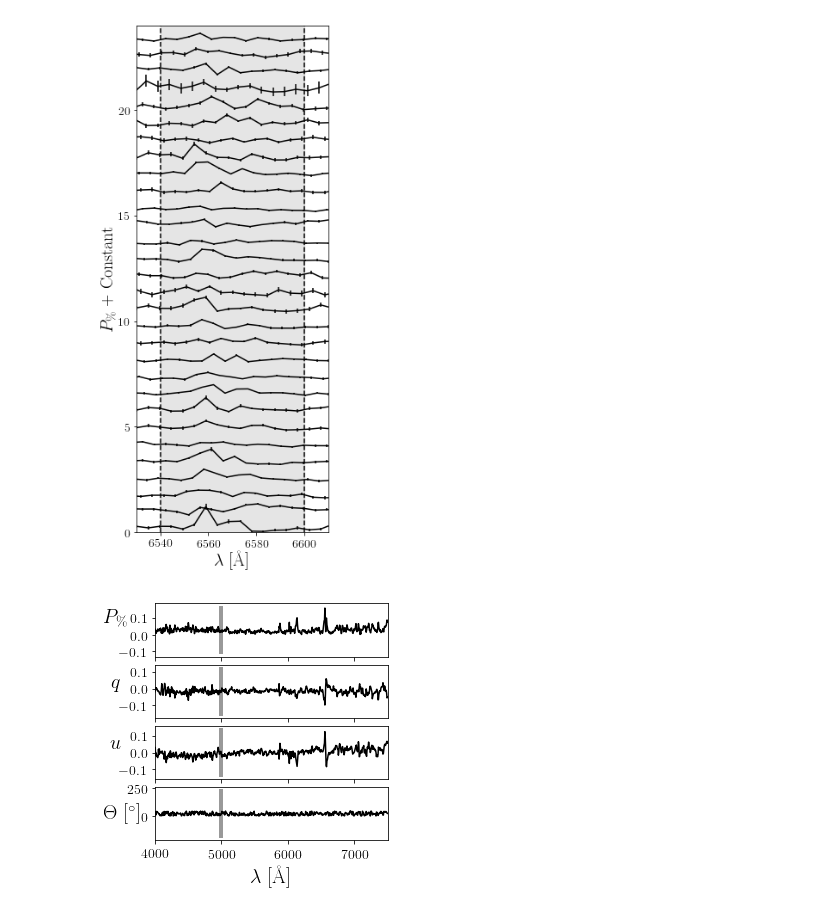
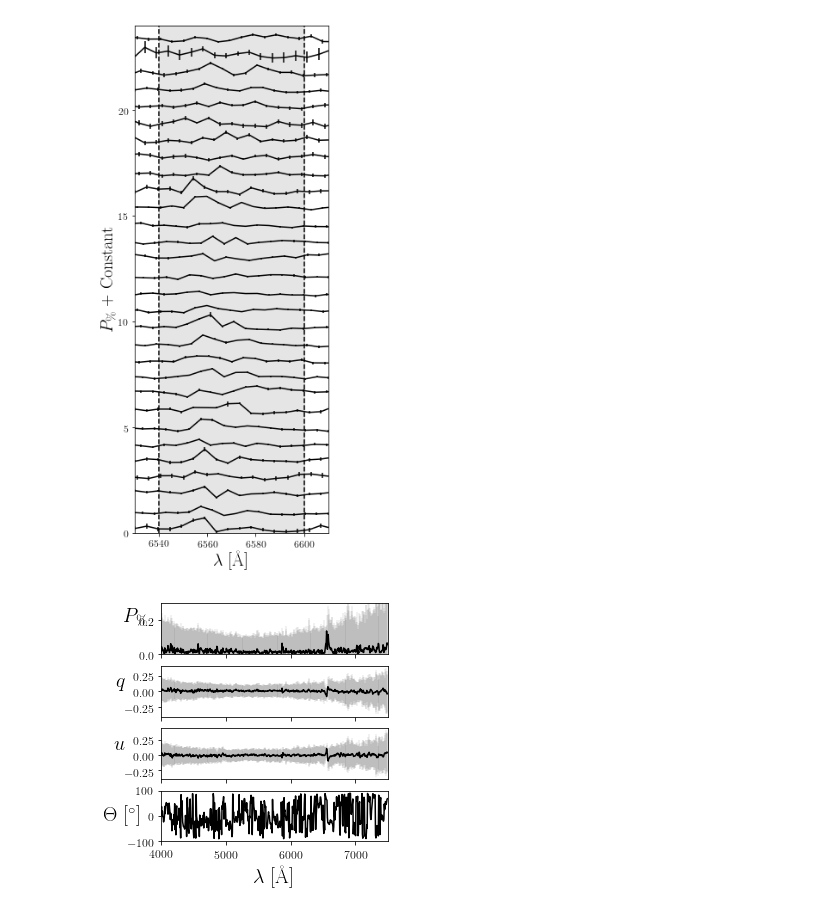
Before and after one commit to KeyanGootkin/P-Cygni-Spectropolarimetry, a Jupyter notebook: Intrinsic.ipynb, the cells around one changed output. Saved outputs shown, nothing was run; the diff lists cells and outputs as text; code cells hidden in the pictures.

```diff
--- a/Intrinsic.ipynb
+++ b/Intrinsic.ipynb
@@ -18,9 +20,9 @@ rcParams['ytick.labelsize']= 12
 # %%
 intrinsic_dir = "C:/Users/Keyan/Desktop/Science/Data/P-Cygni/Data/intrinsic_pols/"
 files = glob(intrinsic_dir+"*")
-retfiles = [f    for f in files if f[72]=='o']
-rfiles = [f    for f in files if f[72]=='r']
-bfiles = [f    for f in files if f[72]=='b']
+retfiles = [f    for f in files if f[69]=='o']
+rfiles = [f    for f in files if f[69]=='r']
+bfiles = [f    for f in files if f[69]=='b']
 matched = []
 for rf in rfiles:
     for bf in bfiles:
@@ -162,8 +150,8 @@ plt.savefig(paperdir+"/halpha.png",overwrite=True,dpi=300)
 # %%
 count = 0
 fig,ax=plt.subplots(1,figsize=[4,9])
-for df,i in zip(mdfs,np.argsort(mphaset)):
-    ax.errorbar(df.Wavelength,pc.polarization(df.Q,df.U)[0]+0.8*i,yerr=df.Error,color='black')
+for df,i in zip(mdfs,t):
+    ax.errorbar(df.Wavelength,pc.polarization(df.Q,df.U)[0]+0.8*count,yerr=df.Error,color='black')
     count+=1
 plt.xlim(6540-10,6600+10)
 plt.ylim(0,24)
@@ -175,7 +163,7 @@ ax.set_ylabel("$P_\%$ + Constant",size=20,usetex=True,labelpad=0);
 plt.tight_layout(rect=(0.001,-0.015,1,1))
 plt.savefig(paperdir+"/stacked.png",overwrite=True,dpi=300)
 # %% [output]
-[figure, old version]
+[figure, new version]
 # %%
 cutdfs = [df[(df.Wavelength > 4000) & (df.Wavelength < 7500)]    for df in alldfs]
 interp_Q = []
@@ -198,31 +186,31 @@ cutpaerr = pc.position_angle_error(cutpol,mean_err)
 # %%
 fig,(ax1,ax2,ax3,ax4) = plt.subplots(4,figsize=[4,4],sharex=True)
 plt.tight_layout(rect=(0.01,0.02,1,1))
 fig.subplots_adjust(wspace=0.01,hspace=0)
+
 ax1.errorbar(cutdfs[0].Wavelength,cutpol,color='black')
-# ax1.set_ylim(0,0.4)
-ax1.errorbar(5000,np.mean(cutpol),yerr=np.mean(mean_err),alpha=0.4,color='black',elinewidth=4)
+ax1.set_ylim(0,0.3)
+ax1.errorbar(cutdfs[0].Wavelength,cutpol,yerr=mean_err,alpha=0.075,color='black',linestyle='None')
 
 ax2.errorbar(cutdfs[0].Wavelength,mean_Q,color='black')
 # ax2.set_ylim(-0.2,0.25)
-ax2.errorbar(5000,np.mean(mean_Q),yerr=np.mean(mean_err),alpha=0.4,color='black',elinewidth=4)
+ax2.errorbar(cutdfs[0].Wavelength,mean_Q,yerr=mean_err,alpha=0.075,color='black',linestyle='None')
 
 ax3.errorbar(cutdfs[0].Wavelength,mean_U,color='black')
 # ax3.set_ylim(-0.2,0.35)
-ax3.errorbar(5000,np.mean(mean_U),yerr=np.mean(mean_err),alpha=0.4,color='black',elinewidth=4)
+ax3.errorbar(cutdfs[0].Wavelength,mean_U,yerr=mean_err,alpha=0.075,color='black',linestyle='None')
 
 ax4.errorbar(cutdfs[0].Wavelength,cutpos,color='black')
-# ax4.set_ylim(-100,100)
+ax4.set_ylim(-100,100)
 ax4.set_xlim(4000,7500)
-ax4.errorbar(5000,np.mean(cutpos),yerr=np.mean(cutpaerr),alpha=0.4,color='black',elinewidth=4)
 
 ax1.set_ylabel("$P_\%$",size=20,usetex=True,rotation=0);
 ax2.set_ylabel("$q$",size=20,usetex=True,rotation=0);
 ax3.set_ylabel("$u$",size=20,usetex=True,rotation=0);
 ax4.set_xlabel("$\lambda$ [\AA]",size=20,usetex=True);
 ax4.set_ylabel("$\Theta$ [$^\circ$]",size=20,usetex=True,rotation=0,verticalalignment='center',labelpad=5)
 
 plt.tight_layout(pad=0)
 plt.savefig(paperdir+"/intmean.png",dpi=300,overwrite=True)
 # %% [output]
-[figure, old version]
+[figure, new version]
```
Also changed, not shown: parts of 12 cells of this notebook, 18 other files.
